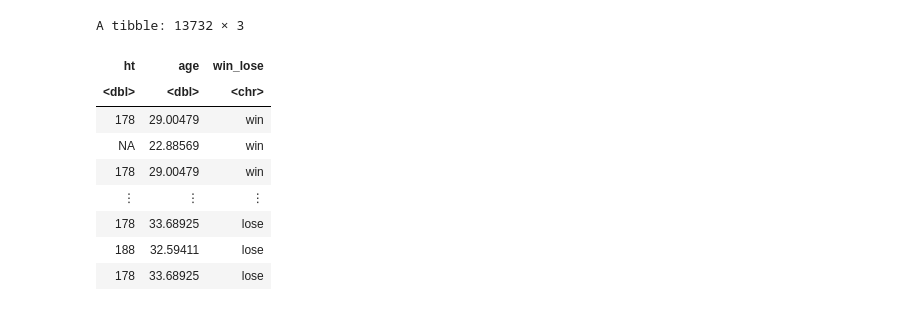
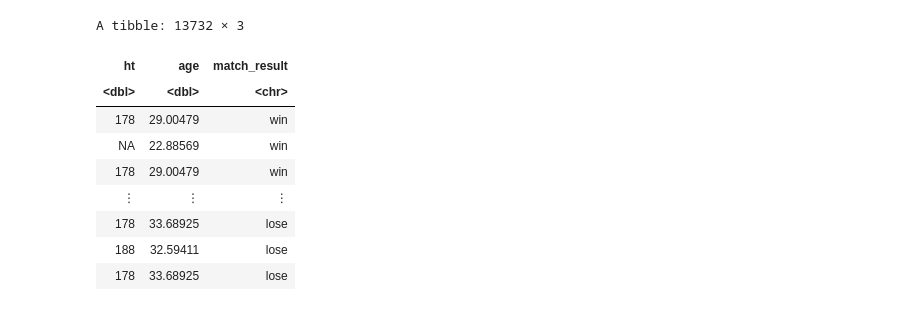
Before and after one commit to bearmohawk/DSCI-100-2022_autumn-Group-37, a Jupyter notebook: Project proposal Group 37.ipynb, the cells around one changed output. Saved outputs shown, nothing was run; the diff lists cells and outputs as text; code cells hidden in the pictures.

Commit message:
Added some prelim data analysis

```diff
--- a/Project proposal Group 37.ipynb
+++ b/Project proposal Group 37.ipynb
@@ -61,22 +45,26 @@ A spec_tbl_df: 6866 × 50
 | 2884 | 2017-M-DC-2017-WG-M-BEL-FRA-01 | Davis Cup WG F: BEL vs FRA | Hard | 4 | D | 20171124 | 4 | 105676 | ... |
 | 2885 | 2017-M-DC-2017-WG-M-BEL-FRA-01 | Davis Cup WG F: BEL vs FRA | Hard | 4 | D | 20171124 | 5 | 106298 | ... |
 # %%
+#Split match_data into two tables based on whether a player won or lost their match
+#Add a variable indicating said win or loss
+#Select for the variables of interest: height and age and match_result
+#Rename height and age column names to remove redundancy and improve consistency
 match_data_winner <- match_data |>
-                    select(winner_ht, winner_age) |>
-                    mutate(win_lose = "win") |>
+                    mutate(match_result = "win") |>
+                    select(winner_ht, winner_age, match_result) |>
                     rename(ht = winner_ht, age = winner_age)
 
 match_data_loser <- match_data |>
-                    select(loser_ht, loser_age) |>
-                    mutate(win_lose = "lose") |>
+                    mutate(match_result = "lose") |>
+                    select(loser_ht, loser_age, match_result) |>
                     rename(ht = loser_ht, age = loser_age)
-#match_data_winner
-#match_data_loser
+
+#Recombine the two tables into one
 match_data_tidy <- bind_rows(match_data_winner, match_data_loser)
 match_data_tidy
 # %% [output]
 A tibble: 13732 × 3
-| ht | age | win_lose |
+| ht | age | match_result |
 | <dbl> | <dbl> | <chr> |
 | 178 | 29.00479 | win |
 | NA | 22.88569 | win |
```
Also changed, not shown: parts of 6 cells of this notebook.
